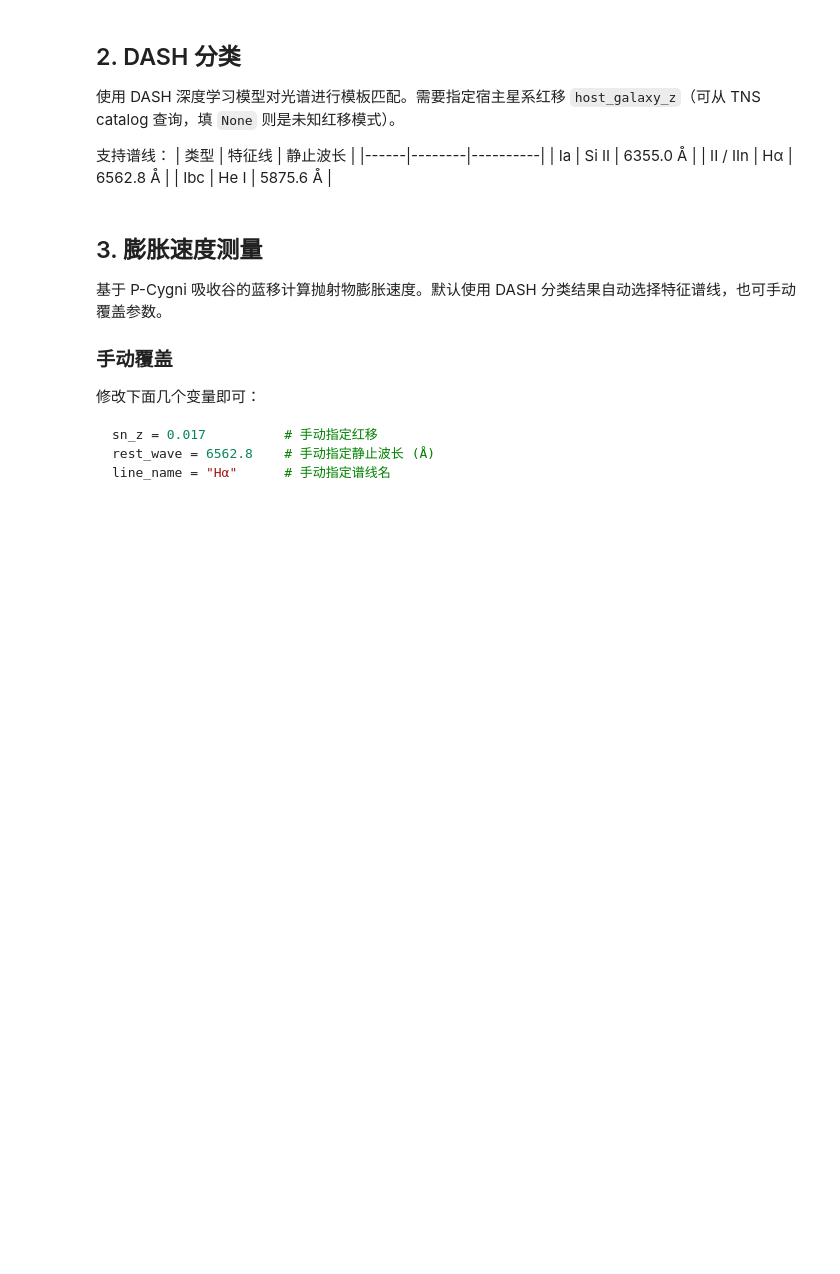
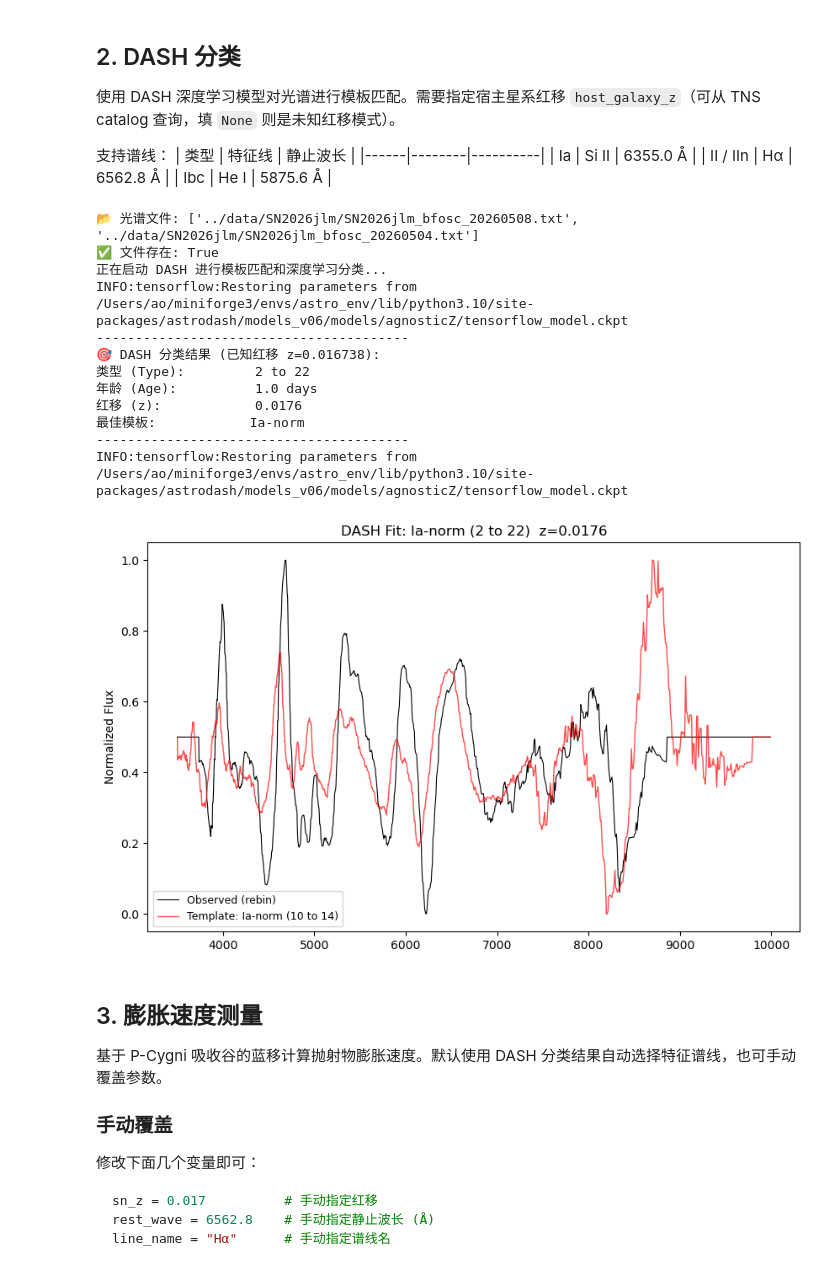
Before and after one commit to Zzzaurak/obsastro-sn-pipeline, a Jupyter notebook: notebooks/spectral_processing.ipynb, the cells around one changed output. Saved outputs shown, nothing was run; the diff lists cells and outputs as text; code cells hidden in the pictures; blank space fills up the shorter version.

```diff
--- a/notebooks/spectral_processing.ipynb
+++ b/notebooks/spectral_processing.ipynb
@@ -53,7 +55,7 @@ print(f'📂 光谱文件: {filename_str}')
 print(f'✅ 文件存在: {Path(filename_str[0]).exists()}')
 print("正在启动 DASH 进行模板匹配和深度学习分类...")
 
-host_galaxy_z = 0.00424  # 填 None 则为未知红移模式
+host_galaxy_z = 0.016738  # 填 None 则为未知红移模式
 
 try:
     _orig_stdout = sys.stdout
@@ -87,33 +89,47 @@ try:
         print(f"年龄 (Age):          {sn_age} days")
         print(f"红移 (z):            {sn_z:.4f}")
         print(f"最佳模板:            {sn_name}")
         print("-" * 40)
 
         # ── 对比图：观测光谱 vs 最佳模板 ──
         _, _, _, inputImages, _ = classification._input_spectra_info()
         observed = inputImages[0]
         top_template = ret[0][0][0]   # (host, name, age, prob)
         tmpl_name = top_template[1]
         tmpl_age  = top_template[2]
         tmpl_prob = float(top_template[3])
         tmpl_flux = classification.snTemplates[tmpl_name][tmpl_age]["snInfo"][0][1]
 
         plt.figure(figsize=(10, 6))
         plt.plot(classification.wave, observed, "k-", lw=0.8, label="Observed (rebin)")
         npts = min(len(observed), len(tmpl_flux))
         plt.plot(classification.wave[:npts], tmpl_flux[:npts], "r-", lw=1.0, alpha=0.7,
                  label=f"Template: {tmpl_name} ({tmpl_age})")
         plt.ylabel("Normalized Flux")
         plt.title(f"DASH Fit: {sn_name} ({sn_type})  z={sn_z:.4f}")
         plt.legend(fontsize=9)
         plt.show()
     else:
         print("⚠ DASH 未能找到可靠的匹配结果。")
 
 except Exception as e:
     try: sys.stdout = _orig_stdout
     except: pass
     print(f"❌ DASH 分类失败: {e}")
+# %% [output]
+📂 光谱文件: ['../data/SN2026jlm/SN2026jlm_bfosc_20260508.txt', '../data/SN2026jlm/SN2026jlm_bfosc_20260504.txt']
+✅ 文件存在: True
+正在启动 DASH 进行模板匹配和深度学习分类...
+INFO:tensorflow:Restoring parameters from /Users/ao/miniforge3/envs/astro_env/lib/python3.10/site-packages/astrodash/models_v06/models/agnosticZ/tensorflow_model.ckpt
+----------------------------------------
+🎯 DASH 分类结果 (已知红移 z=0.016738):
+类型 (Type):         2 to 22
+年龄 (Age):          1.0 days
+红移 (z):            0.0176
+最佳模板:            Ia-norm
+----------------------------------------
+INFO:tensorflow:Restoring parameters from /Users/ao/miniforge3/envs/astro_env/lib/python3.10/site-packages/astrodash/models_v06/models/agnosticZ/tensorflow_model.ckpt
+[figure, added]
 # %% [markdown]
 ## 3. 膨胀速度测量
 
```
Also changed, not shown: parts of 2 cells of this notebook, 1 other file.
